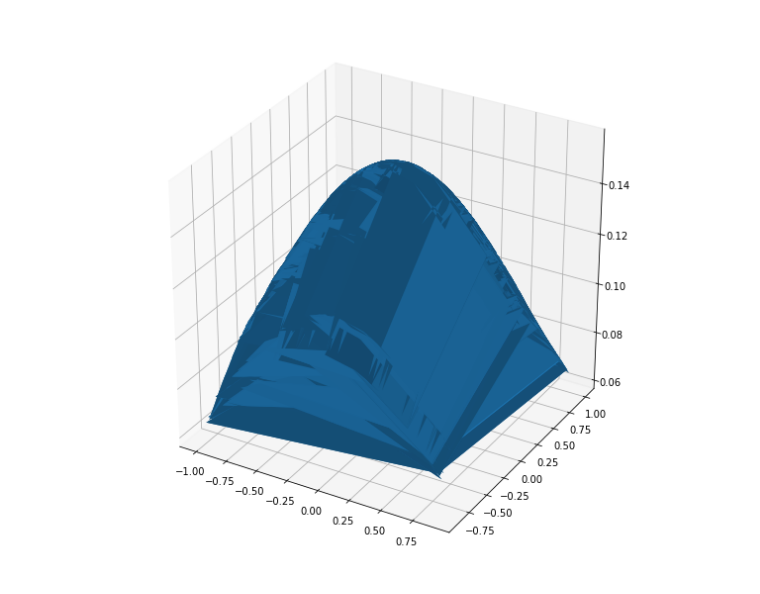
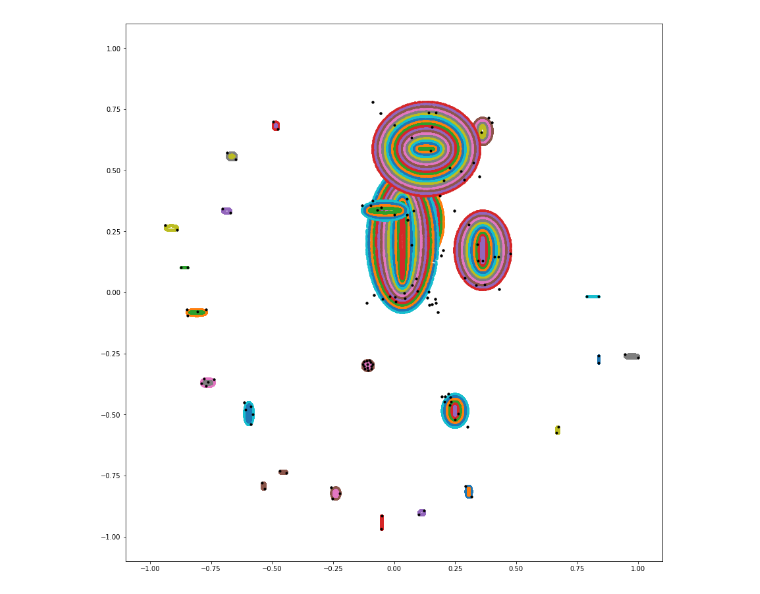
Before and after one commit to jyjenny/bcbbiohacks2018, a Jupyter notebook: ppi_plot.ipynb, the cells around one changed output. Saved outputs shown, nothing was run; the diff lists cells and outputs as text; code cells hidden in the pictures.

```diff
--- a/ppi_plot.ipynb
+++ b/ppi_plot.ipynb
@@ -109,11 +126,61 @@ plt.show()
-# %%
-sigma = 1
-fig = plt.figure(figsize=[10,10])
-ax = fig.add_subplot(111, projection='3d')
-x2d, y2d = np.meshgrid(x, y)
-kernel_2d = np.exp(-(x2d ** 2 + y2d ** 2) / (2 * sigma ** 2))
-kernel_2d = kernel_2d / (2 * np.pi * sigma ** 2) # unit integral
-ax.plot_surface(x2d, y2d, kernel_2d)
-plt.show()
-# %% [output]
-[figure, removed]
+# %%
+# https://stackoverflow.com/questions/39402109/generating-points-on-a-circle
+def points_along_ellipse(x_radius, y_radius, x_center, y_center, inner_shift=0):
+    x = []
+    y = []
+    if inner_shift >= min(x_radius, y_radius):
+        print('ERROR: points_along_ellipse - inner_shift')
+        return None
+    for i in range(0,1000):
+        angle = random.uniform(0,1)*(math.pi*2)
+        x.append(x_center + (x_radius-inner_shift)*math.cos(angle));
+        y.append(y_center + (y_radius-inner_shift)*math.sin(angle));
+    return {'x': x, 'y': y}
+# %%
+fig, ax = plt.subplots(subplot_kw={'aspect': 'equal'}, figsize=[15,15])
+
+for community in communities:
+
+    p_x = [None]*len(community)
+    p_y = [None]*len(community)
+    p_z = [None]*len(community)
+
+    for i, protein in zip(range(len(community)), community):
+        p_x[i] = layout[protein][0]
+        p_y[i] = layout[protein][1]
+        p_z[i] = cen[protein]
+        pos = layout[protein]
+        ax.plot(p_x[i], p_y[i], marker='.', color='k')
+
+    p_x = np.array(p_x)
+    p_y = np.array(p_y)
+    p_z = np.array(p_z)
+
+    x_rad = (np.max(p_x) - np.min(p_x))/2.0
+    y_rad = (np.max(p_y) - np.min(p_y))/2.0
+    center = [x_rad+np.min(p_x), y_rad+np.min(p_y)]
+
+    for i in np.arange(0, max(0, min(x_rad, y_rad)), 0.01):
+        ellipse = points_along_ellipse(x_radius=x_rad,
+                                       y_radius=y_rad,
+                                       x_center=center[0],
+                                       y_center=center[1],
+                                       inner_shift = i)
+        ax.plot(ellipse['x'], ellipse['y'], '.')
+
+    for i, protein in zip(range(len(community)), community):
+        pos = layout[protein]
+        ax.plot(p_x[i], p_y[i], marker='.', color='k')
+
+    #e = Ellipse(xy=center, width=x_diam, height=y_diam, angle=180)
+    #ax.add_artist(e)
+    #e.set_clip_box(ax.bbox)
+    #e.set_alpha(np.random.rand())
+    #e.set_facecolor(np.random.rand(3))
+
+ax.set_xlim(-1.1, 1.1)
+ax.set_ylim(-1.1, 1.1)
+
+plt.show()
+# %% [output]
+[figure, added]
```
Also changed, not shown: parts of 16 cells of this notebook.
